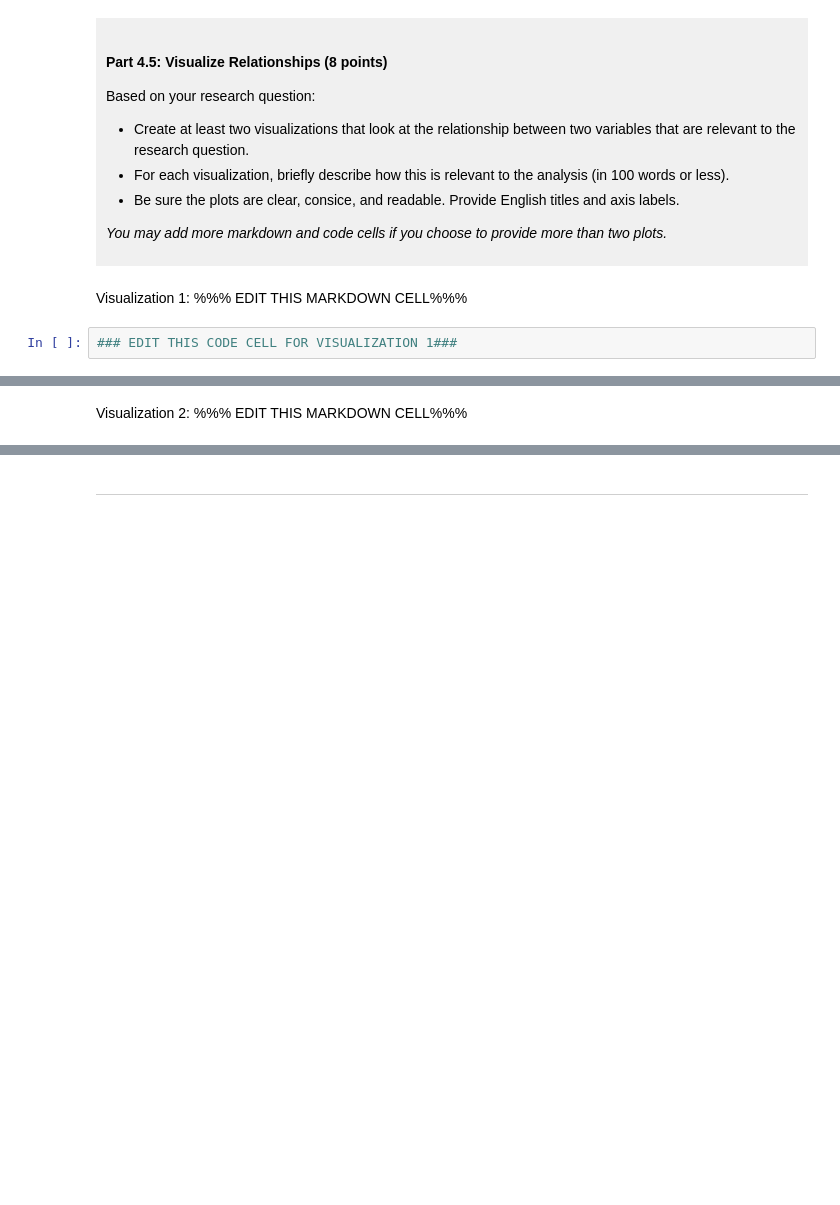
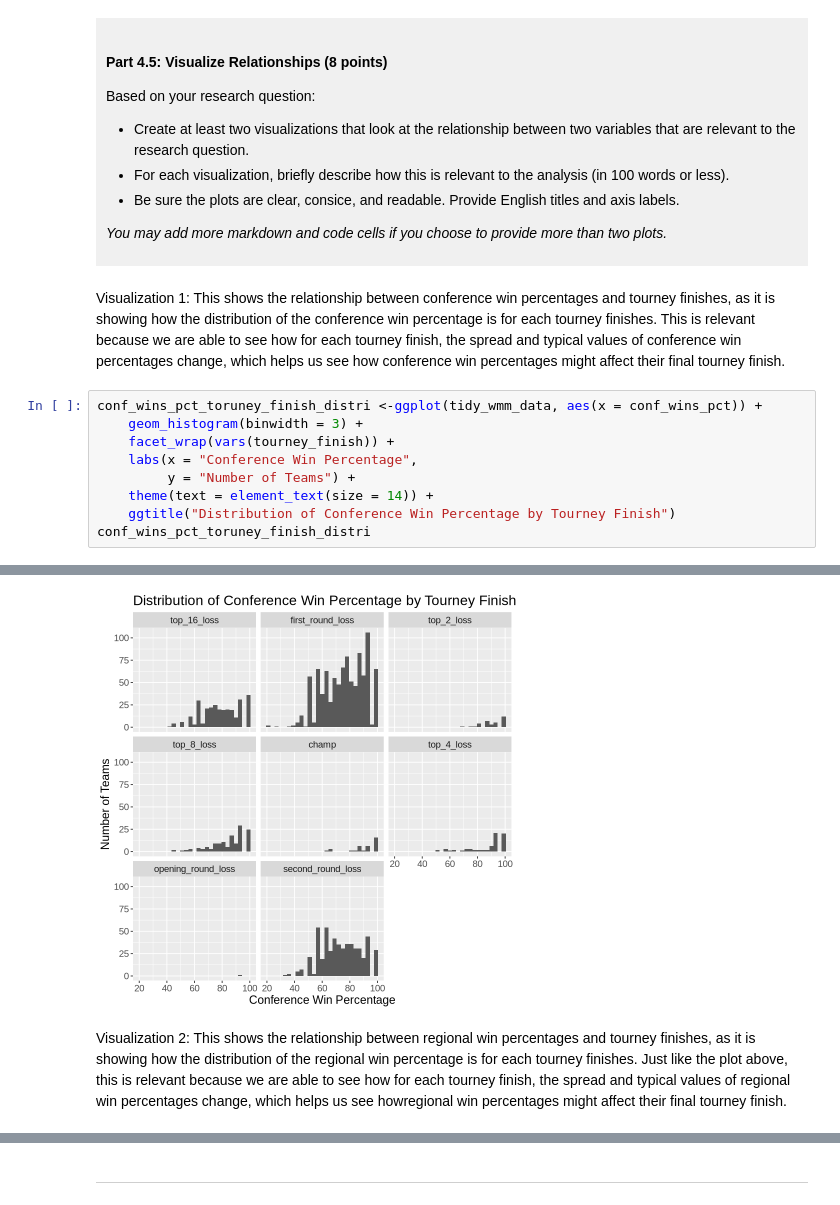
Before and after one commit to calebchow028/dsci-100-project-caleb-chow, a Jupyter notebook: dsci-100-project-notebook.ipynb, the cells around one changed output, grey strips where cells are left out. Cells and saved outputs as stored; diff of their text form; blank space fills up the shorter version.

```diff
--- a/dsci-100-project-notebook.ipynb
+++ b/dsci-100-project-notebook.ipynb
@@ -391,6 +381,14 @@ Based on your research question:
 *You may add more markdown and code cells if you choose to provide more than two plots.*
 </div>
 # %% [markdown]
-Visualization 1: %%% EDIT THIS MARKDOWN CELL%%%
+Visualization 1: This shows the relationship between conference win percentages and tourney finishes, as it is showing how the distribution of the conference win percentage is for each tourney finishes. This is relevant because we are able to see how for each tourney finish, the spread and typical values of conference win percentages change, which helps us see how conference win percentages might affect their final tourney finish.
 # %%
-### EDIT THIS CODE CELL FOR VISUALIZATION 1###
+conf_wins_pct_toruney_finish_distri <-ggplot(tidy_wmm_data, aes(x = conf_wins_pct)) +
+    geom_histogram(binwidth = 3) +
+    facet_wrap(vars(tourney_finish)) +
+    labs(x = "Conference Win Percentage",
+         y = "Number of Teams") +
+    theme(text = element_text(size = 14)) +
+    ggtitle("Distribution of Conference Win Percentage by Tourney Finish")
+conf_wins_pct_toruney_finish_distri
+# %% [output]
@@ -397,3 +397,4 @@ Visualization 1: %%% EDIT THIS MARKDOWN CELL%%%
+[figure, added]
 # %% [markdown]
-Visualization 2: %%% EDIT THIS MARKDOWN CELL%%%
+Visualization 2: This shows the relationship between regional win percentages and tourney finishes, as it is showing how the distribution of the regional win percentage is for each tourney finishes. Just like the plot above, this is relevant because we are able to see how for each tourney finish, the spread and typical values of regional win percentages change, which helps us see howregional win percentages might affect their final tourney finish.
 # %%
```
Also changed, not shown: parts of 4 cells of this notebook.
